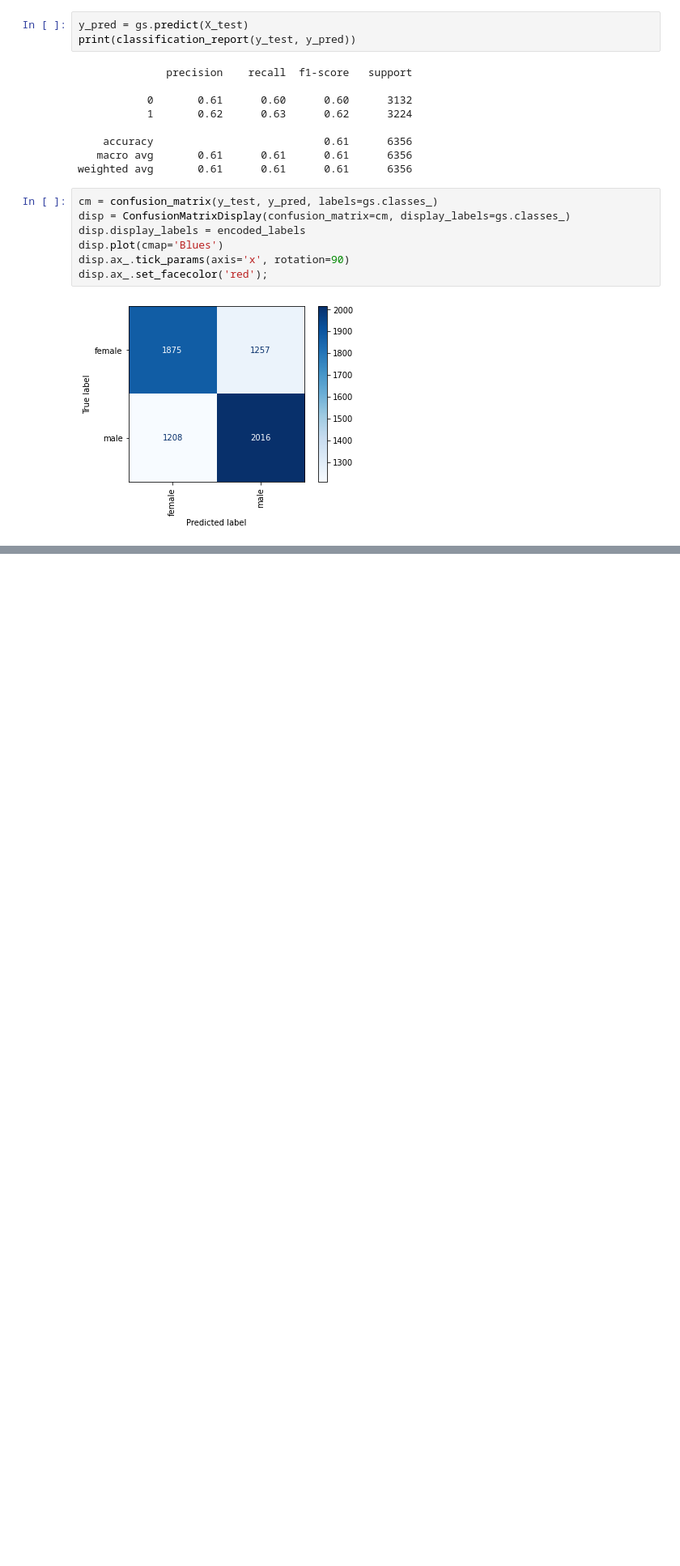
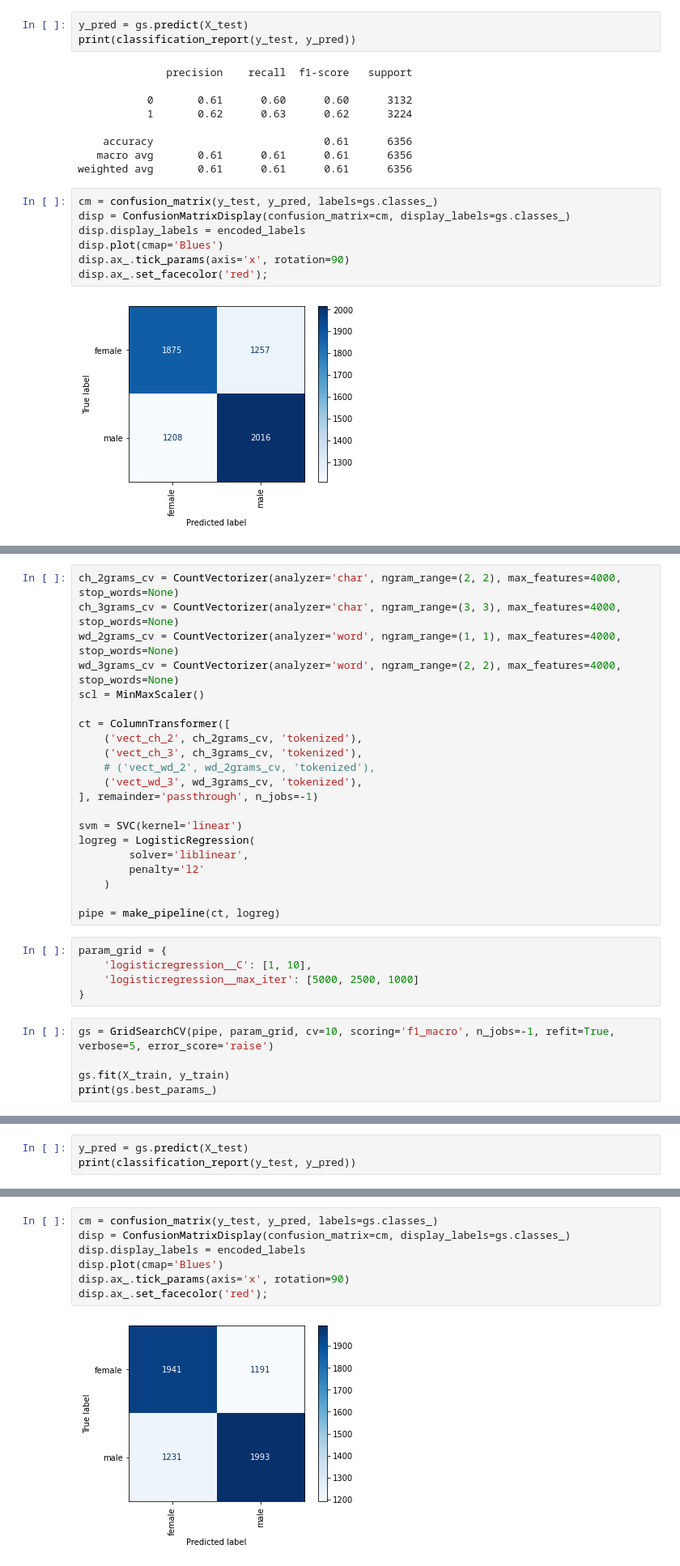
Before and after one commit to dimboump/clips-internship, a Jupyter notebook: Stylene v2/models/gender/gender_logreg.ipynb, the cells around one changed output, grey strips where cells are left out. Shown at 81% size. Saved outputs shown, nothing was run; the diff lists cells and outputs as text; blank space fills up the shorter version.

```diff
--- a/Stylene v2/models/gender/gender_logreg.ipynb
+++ b/Stylene v2/models/gender/gender_logreg.ipynb
@@ -128,0 +139,31 @@ disp.ax_.set_facecolor('red');
+# %%
+ch_2grams_cv = CountVectorizer(analyzer='char', ngram_range=(2, 2), max_features=4000, stop_words=None)
+ch_3grams_cv = CountVectorizer(analyzer='char', ngram_range=(3, 3), max_features=4000, stop_words=None)
+wd_2grams_cv = CountVectorizer(analyzer='word', ngram_range=(1, 1), max_features=4000, stop_words=None)
+wd_3grams_cv = CountVectorizer(analyzer='word', ngram_range=(2, 2), max_features=4000, stop_words=None)
+scl = MinMaxScaler()
+
+ct = ColumnTransformer([
+    ('vect_ch_2', ch_2grams_cv, 'tokenized'),
+    ('vect_ch_3', ch_3grams_cv, 'tokenized'),
+    # ('vect_wd_2', wd_2grams_cv, 'tokenized'),
+    ('vect_wd_3', wd_3grams_cv, 'tokenized'),
+], remainder='passthrough', n_jobs=-1)
+
+svm = SVC(kernel='linear')
+logreg = LogisticRegression(
+        solver='liblinear',
+        penalty='l2'
+    )
+
+pipe = make_pipeline(ct, logreg)
+# %%
+param_grid = {
+    'logisticregression__C': [1, 10],
+    'logisticregression__max_iter': [5000, 2500, 1000]
+}
+# %%
+gs = GridSearchCV(pipe, param_grid, cv=10, scoring='f1_macro', n_jobs=-1, refit=True, verbose=5, error_score='raise')
+
+gs.fit(X_train, y_train)
+print(gs.best_params_)
@@ -128,0 +173,3 @@ disp.ax_.set_facecolor('red');
+# %%
+y_pred = gs.predict(X_test)
+print(classification_report(y_test, y_pred))
@@ -128,0 +185,9 @@ disp.ax_.set_facecolor('red');
+# %%
+cm = confusion_matrix(y_test, y_pred, labels=gs.classes_)
+disp = ConfusionMatrixDisplay(confusion_matrix=cm, display_labels=gs.classes_)
+disp.display_labels = encoded_labels
+disp.plot(cmap='Blues')
+disp.ax_.tick_params(axis='x', rotation=90)
+disp.ax_.set_facecolor('red');
+# %% [output]
+[figure, added]
```
Also changed, not shown: parts of 6 cells of this notebook, 1 other file.
